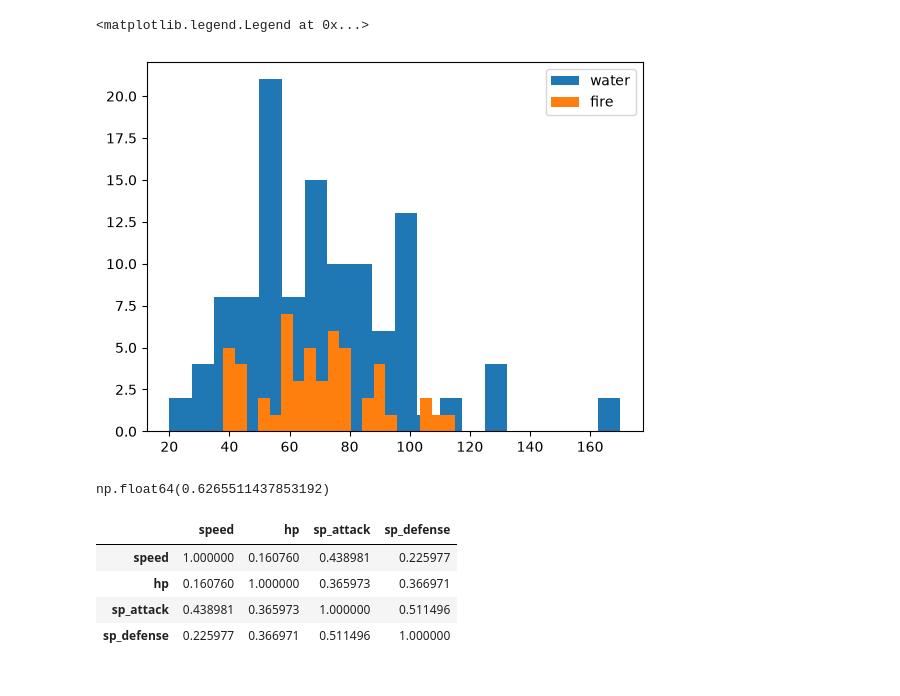
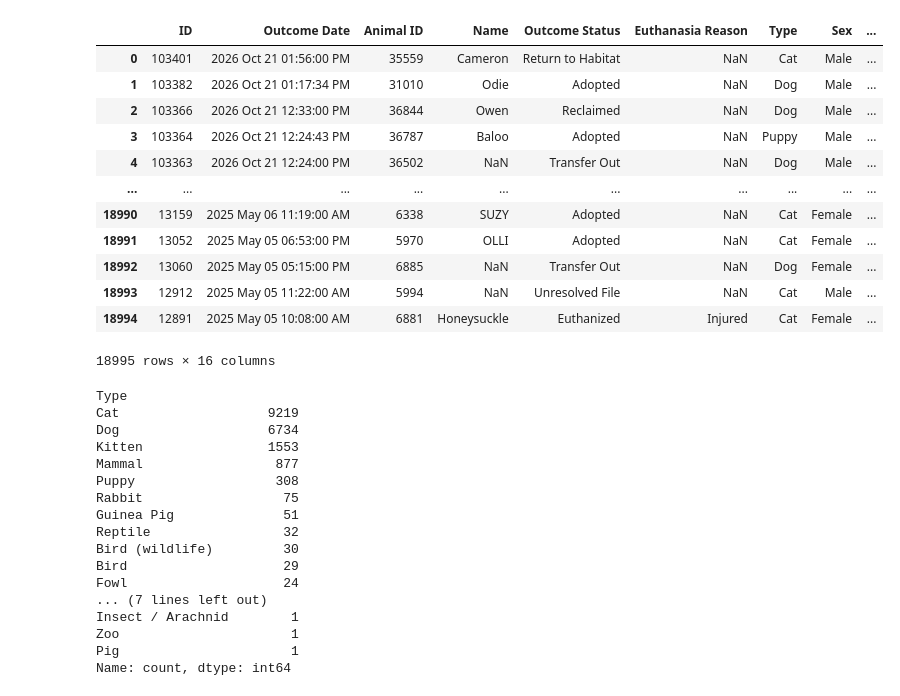
Before and after one commit to janecheng-wpp/allcode-assignment-05, a Jupyter notebook: Assignment05.ipynb, the cells around one changed output. Saved outputs shown, nothing was run; the diff lists cells and outputs as text; code cells hidden in the pictures.

```diff
--- a/Assignment05.ipynb
+++ b/Assignment05.ipynb
@@ -205,22 +5,43 @@ water_df.head()
-# %%
-plt.hist(water_df.hp, bins=20, label='water')
-plt.hist(fire_df.hp, bins=20, label='fire')
-plt.legend()
-# %% [output]
-<matplotlib.legend.Legend at 0x...>
-[figure, removed]
-# %%
-correlation = pokemon_df.height_m.corr(pokemon_df.weight_kg)
-correlation
-# %% [output]
-np.float64(0.6265511437853192)
-# %%
-pokemon_values = pokemon_df[['speed', 'hp', 'sp_attack', 'sp_defense']]
-corr_pokemon = pokemon_values.corr()
-corr_pokemon
-# %% [output]
-|  | speed | hp | sp_attack | sp_defense |
-| speed | 1.000000 | 0.160760 | 0.438981 | 0.225977 |
-| hp | 0.160760 | 1.000000 | 0.365973 | 0.366971 |
-| sp_attack | 0.438981 | 0.365973 | 1.000000 | 0.511496 |
-| sp_defense | 0.225977 | 0.366971 | 0.511496 | 1.000000 |
+# %%
+path = 'data/Austin_Animal_Center_Outcomes.csv'
+animalcenter_df = pd.read_csv(path)
+# %%
+display(animalcenter_df)
+# %% [output]
+|  | ID | Outcome Date | Animal ID | Name | Outcome Status | Euthanasia Reason | Type | Sex | ... |
+| 0 | 103401 | 2026 Oct 21 01:56:00 PM | 35559 | Cameron | Return to Habitat | NaN | Cat | Male | ... |
+| 1 | 103382 | 2026 Oct 21 01:17:34 PM | 31010 | Odie | Adopted | NaN | Dog | Male | ... |
+| 2 | 103366 | 2026 Oct 21 12:33:00 PM | 36844 | Owen | Reclaimed | NaN | Dog | Male | ... |
+| 3 | 103364 | 2026 Oct 21 12:24:43 PM | 36787 | Baloo | Adopted | NaN | Puppy | Male | ... |
+| 4 | 103363 | 2026 Oct 21 12:24:00 PM | 36502 | NaN | Transfer Out | NaN | Dog | Male | ... |
+| ... | ... | ... | ... | ... | ... | ... | ... | ... | ... |
+| 18990 | 13159 | 2025 May 06 11:19:00 AM | 6338 | SUZY | Adopted | NaN | Cat | Female | ... |
+| 18991 | 13052 | 2025 May 05 06:53:00 PM | 5970 | OLLI | Adopted | NaN | Cat | Female | ... |
+| 18992 | 13060 | 2025 May 05 05:15:00 PM | 6885 | NaN | Transfer Out | NaN | Dog | Female | ... |
+| 18993 | 12912 | 2025 May 05 11:22:00 AM | 5994 | NaN | Unresolved File | NaN | Cat | Male | ... |
+| 18994 | 12891 | 2025 May 05 10:08:00 AM | 6881 | Honeysuckle | Euthanized | Injured | Cat | Female | ... |
+18995 rows × 16 columns
+# %%
+# I wanted to analyse the types of animals in this dataset first, so I got the total number of all the type of animals in this dataset.
+# It's interesting that the dataset separates puppy/kitten from dog/cat, but I could not find what the cutoff age is.
+# There's also a category for 'Mammal' that I might need to dive into later.
+# This dataset shows that highest type of animals in the Austin Animal Center is cats then dogs.
+animalcenter_df.Type.value_counts()
+# %% [output]
+Type
+Cat                   9219
+Dog                   6734
+Kitten                1553
+Mammal                 877
+Puppy                  308
+Rabbit                  75
+Guinea Pig              51
+Reptile                 32
+Bird (wildlife)         30
+Bird                    29
+Fowl                    24
+... (7 lines left out)
+Insect / Arachnid        1
+Zoo                      1
+Pig                      1
+Name: count, dtype: int64
```
Also changed, not shown: parts of 33 cells of this notebook, 2 other files.
